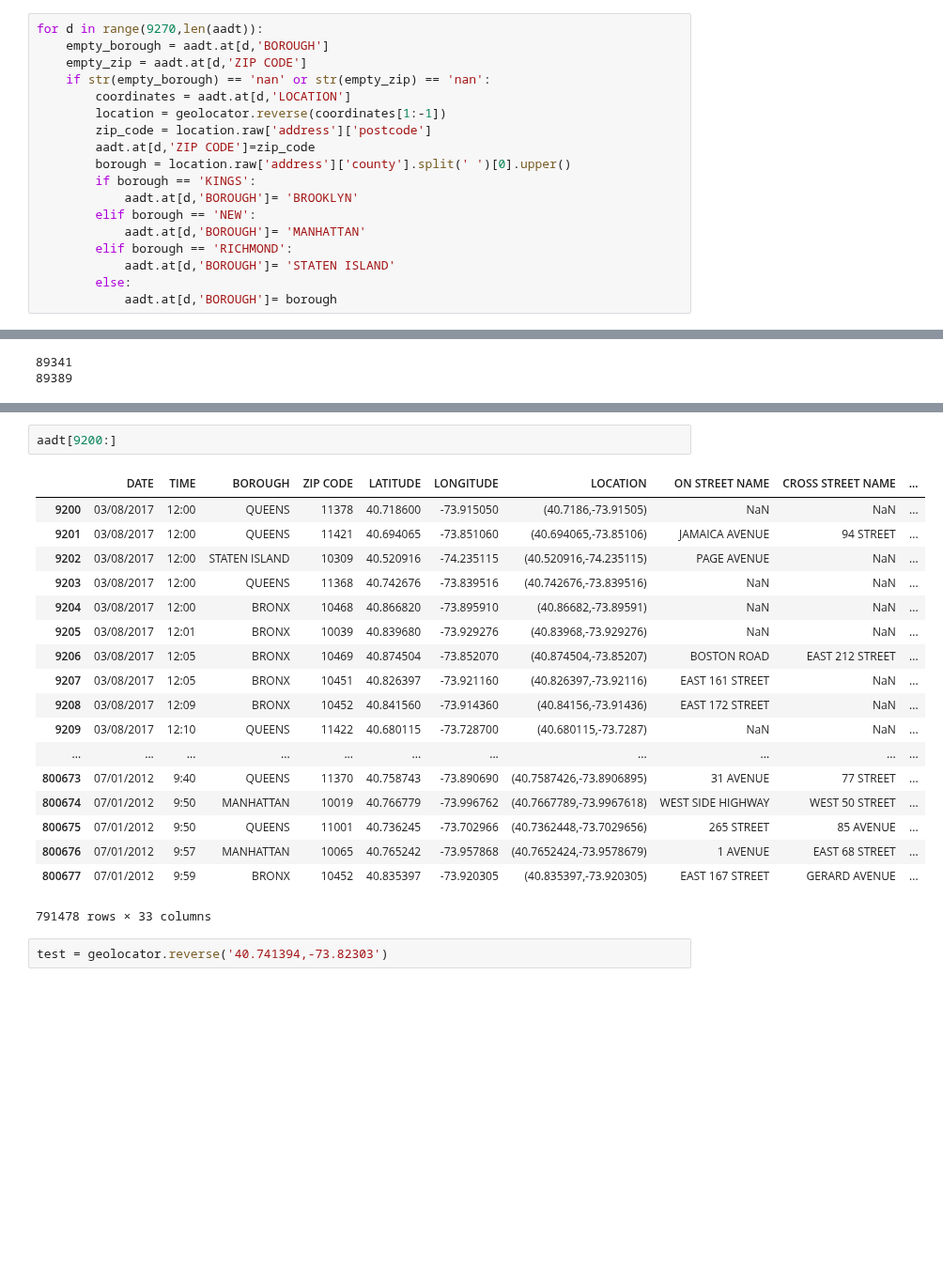
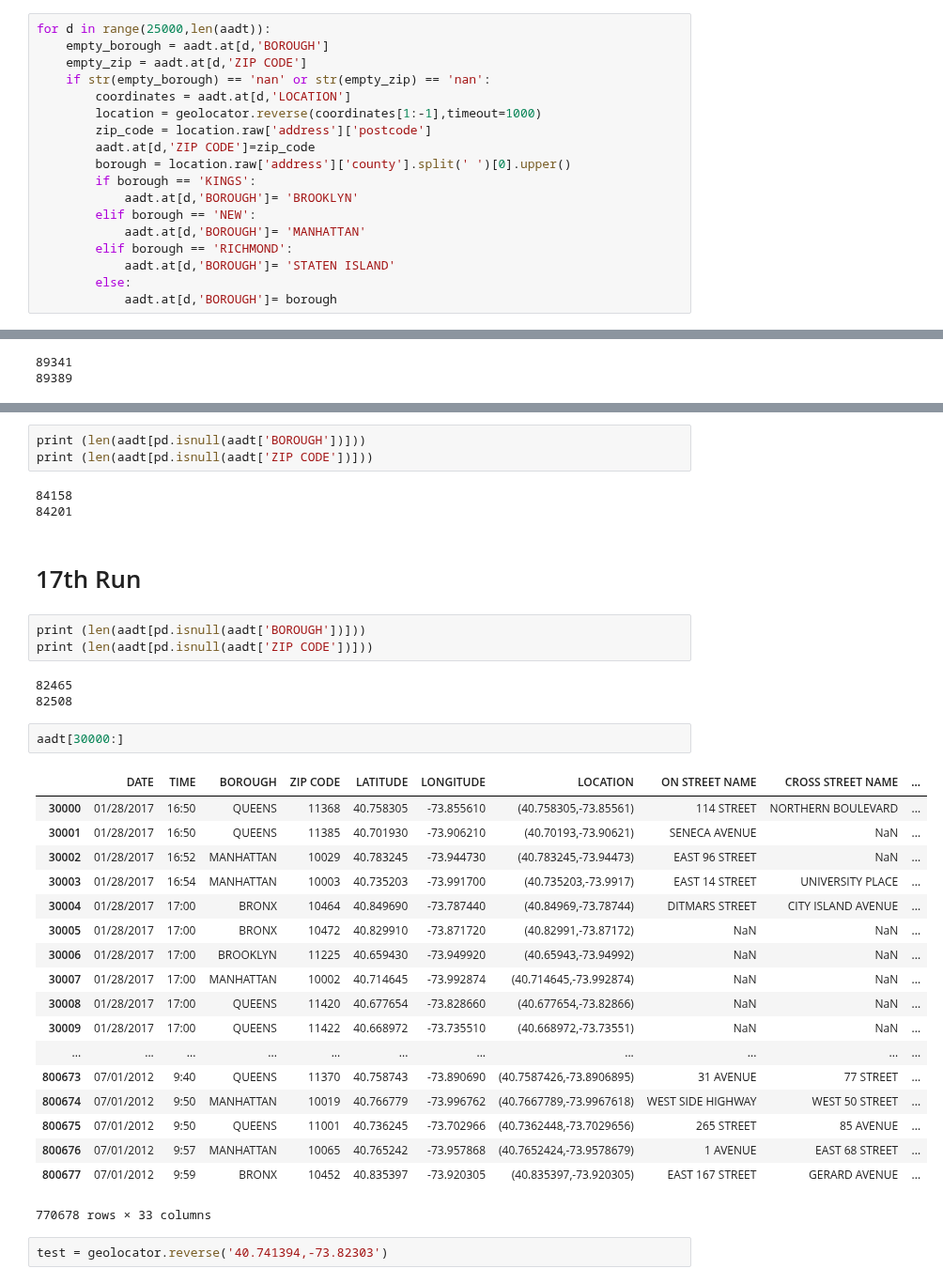
Before and after one commit to nealrea/collisionViz, a Jupyter notebook: MH_Data/Street_LatLng.ipynb, the cells around one changed output, grey strips where cells are left out. Shown at 94% size. Saved outputs shown, nothing was run; the diff lists cells and outputs as text; blank space fills up the shorter version.

Commit message:
10,000 zip/borough additions

```diff
--- a/MH_Data/Street_LatLng.ipynb
+++ b/MH_Data/Street_LatLng.ipynb
@@ -252,12 +252,12 @@ aadt
 | 800677 | 07/01/2012 | 9:59 | BRONX | 10452 | 40.835397 | -73.920305 | (40.835397,-73.920305) | EAST 167 STREET | GERARD AVENUE | ... |
 800678 rows × 33 columns
 # %%
-for d in range(9270,len(aadt)):
+for d in range(25000,len(aadt)):
     empty_borough = aadt.at[d,'BOROUGH']
     empty_zip = aadt.at[d,'ZIP CODE']
     if str(empty_borough) == 'nan' or str(empty_zip) == 'nan':
         coordinates = aadt.at[d,'LOCATION']
-        location = geolocator.reverse(coordinates[1:-1])
+        location = geolocator.reverse(coordinates[1:-1],timeout=1000)
         zip_code = location.raw['address']['postcode']
         aadt.at[d,'ZIP CODE']=zip_code
         borough = location.raw['address']['county'].split(' ')[0].upper()
@@ -364,24 +406,38 @@ print (len(aadt[pd.isnull(aadt['ZIP CODE'])]))
+# %%
+print (len(aadt[pd.isnull(aadt['BOROUGH'])]))
+print (len(aadt[pd.isnull(aadt['ZIP CODE'])]))
+# %% [output]
+84158
+84201
+# %% [markdown]
+# 17th Run
+# %%
+print (len(aadt[pd.isnull(aadt['BOROUGH'])]))
+print (len(aadt[pd.isnull(aadt['ZIP CODE'])]))
+# %% [output]
+82465
+82508
 # %%
-aadt[9200:]
+aadt[30000:]
 # %% [output]
 |  | DATE | TIME | BOROUGH | ZIP CODE | LATITUDE | LONGITUDE | LOCATION | ON STREET NAME | CROSS STREET NAME | ... |
-| 9200 | 03/08/2017 | 12:00 | QUEENS | 11378 | 40.718600 | -73.915050 | (40.7186,-73.91505) | NaN | NaN | ... |
-| 9201 | 03/08/2017 | 12:00 | QUEENS | 11421 | 40.694065 | -73.851060 | (40.694065,-73.85106) | JAMAICA AVENUE | 94 STREET | ... |
-| 9202 | 03/08/2017 | 12:00 | STATEN ISLAND | 10309 | 40.520916 | -74.235115 | (40.520916,-74.235115) | PAGE AVENUE | NaN | ... |
-| 9203 | 03/08/2017 | 12:00 | QUEENS | 11368 | 40.742676 | -73.839516 | (40.742676,-73.839516) | NaN | NaN | ... |
-| 9204 | 03/08/2017 | 12:00 | BRONX | 10468 | 40.866820 | -73.895910 | (40.86682,-73.89591) | NaN | NaN | ... |
-| 9205 | 03/08/2017 | 12:01 | BRONX | 10039 | 40.839680 | -73.929276 | (40.83968,-73.929276) | NaN | NaN | ... |
-| 9206 | 03/08/2017 | 12:05 | BRONX | 10469 | 40.874504 | -73.852070 | (40.874504,-73.85207) | BOSTON ROAD | EAST 212 STREET | ... |
-| 9207 | 03/08/2017 | 12:05 | BRONX | 10451 | 40.826397 | -73.921160 | (40.826397,-73.92116) | EAST 161 STREET | NaN | ... |
-| 9208 | 03/08/2017 | 12:09 | BRONX | 10452 | 40.841560 | -73.914360 | (40.84156,-73.91436) | EAST 172 STREET | NaN | ... |
-| 9209 | 03/08/2017 | 12:10 | QUEENS | 11422 | 40.680115 | -73.728700 | (40.680115,-73.7287) | NaN | NaN | ... |
+| 30000 | 01/28/2017 | 16:50 | QUEENS | 11368 | 40.758305 | -73.855610 | (40.758305,-73.85561) | 114 STREET | NORTHERN BOULEVARD | ... |
+| 30001 | 01/28/2017 | 16:50 | QUEENS | 11385 | 40.701930 | -73.906210 | (40.70193,-73.90621) | SENECA AVENUE | NaN | ... |
+| 30002 | 01/28/2017 | 16:52 | MANHATTAN | 10029 | 40.783245 | -73.944730 | (40.783245,-73.94473) | EAST 96 STREET | NaN | ... |
+| 30003 | 01/28/2017 | 16:54 | MANHATTAN | 10003 | 40.735203 | -73.991700 | (40.735203,-73.9917) | EAST 14 STREET | UNIVERSITY PLACE | ... |
+| 30004 | 01/28/2017 | 17:00 | BRONX | 10464 | 40.849690 | -73.787440 | (40.84969,-73.78744) | DITMARS STREET | CITY ISLAND AVENUE | ... |
+| 30005 | 01/28/2017 | 17:00 | BRONX | 10472 | 40.829910 | -73.871720 | (40.82991,-73.87172) | NaN | NaN | ... |
+| 30006 | 01/28/2017 | 17:00 | BROOKLYN | 11225 | 40.659430 | -73.949920 | (40.65943,-73.94992) | NaN | NaN | ... |
+| 30007 | 01/28/2017 | 17:00 | MANHATTAN | 10002 | 40.714645 | -73.992874 | (40.714645,-73.992874) | NaN | NaN | ... |
+| 30008 | 01/28/2017 | 17:00 | QUEENS | 11420 | 40.677654 | -73.828660 | (40.677654,-73.82866) | NaN | NaN | ... |
+| 30009 | 01/28/2017 | 17:00 | QUEENS | 11422 | 40.668972 | -73.735510 | (40.668972,-73.73551) | NaN | NaN | ... |
 | ... | ... | ... | ... | ... | ... | ... | ... | ... | ... | ... |
 | 800673 | 07/01/2012 | 9:40 | QUEENS | 11370 | 40.758743 | -73.890690 | (40.7587426,-73.8906895) | 31 AVENUE | 77 STREET | ... |
 | 800674 | 07/01/2012 | 9:50 | MANHATTAN | 10019 | 40.766779 | -73.996762 | (40.7667789,-73.9967618) | WEST SIDE HIGHWAY | WEST 50 STREET | ... |
 | 800675 | 07/01/2012 | 9:50 | QUEENS | 11001 | 40.736245 | -73.702966 | (40.7362448,-73.7029656) | 265 STREET | 85 AVENUE | ... |
 | 800676 | 07/01/2012 | 9:57 | MANHATTAN | 10065 | 40.765242 | -73.957868 | (40.7652424,-73.9578679) | 1 AVENUE | EAST 68 STREET | ... |
 | 800677 | 07/01/2012 | 9:59 | BRONX | 10452 | 40.835397 | -73.920305 | (40.835397,-73.920305) | EAST 167 STREET | GERARD AVENUE | ... |
-791478 rows × 33 columns
+770678 rows × 33 columns
 # %%
 test = geolocator.reverse('40.741394,-73.82303')
 # %%
```
Also changed, not shown: parts of 13 cells of this notebook.
